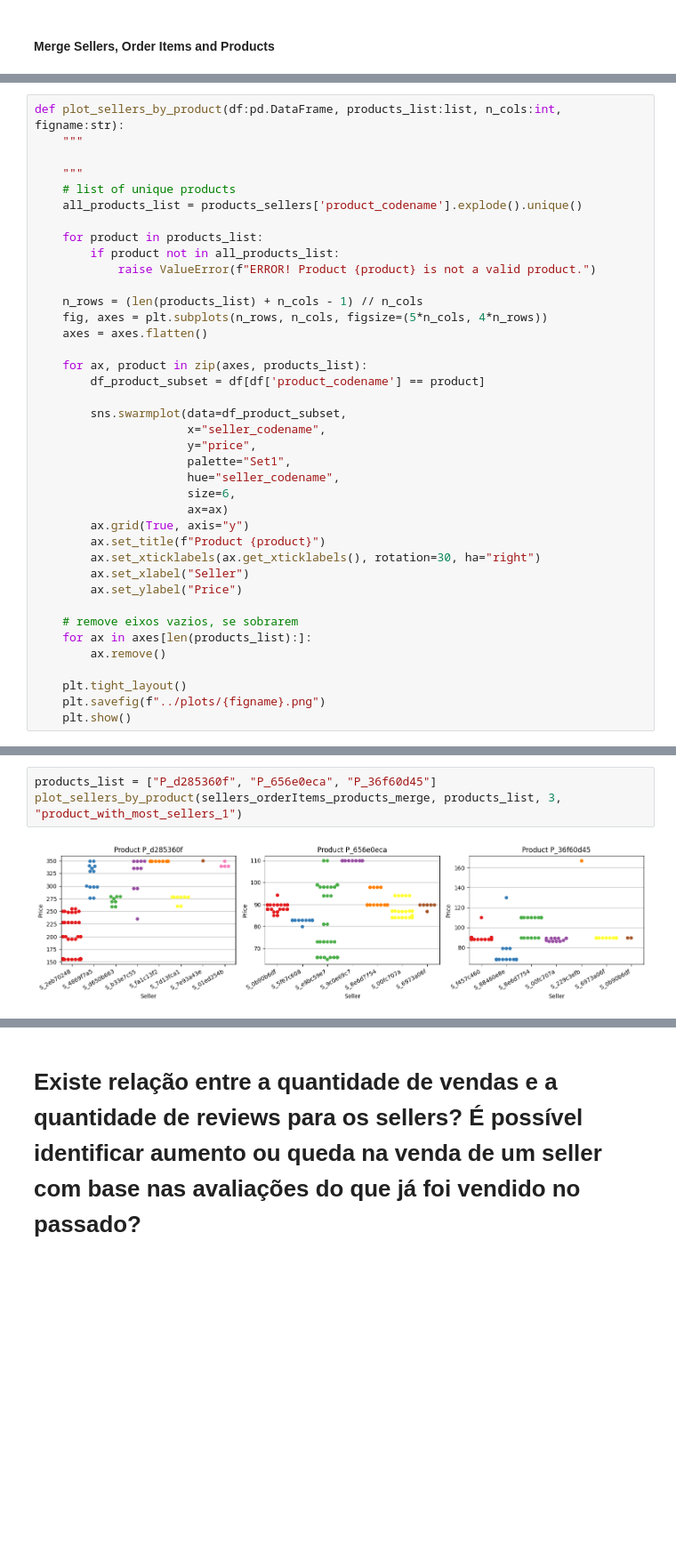
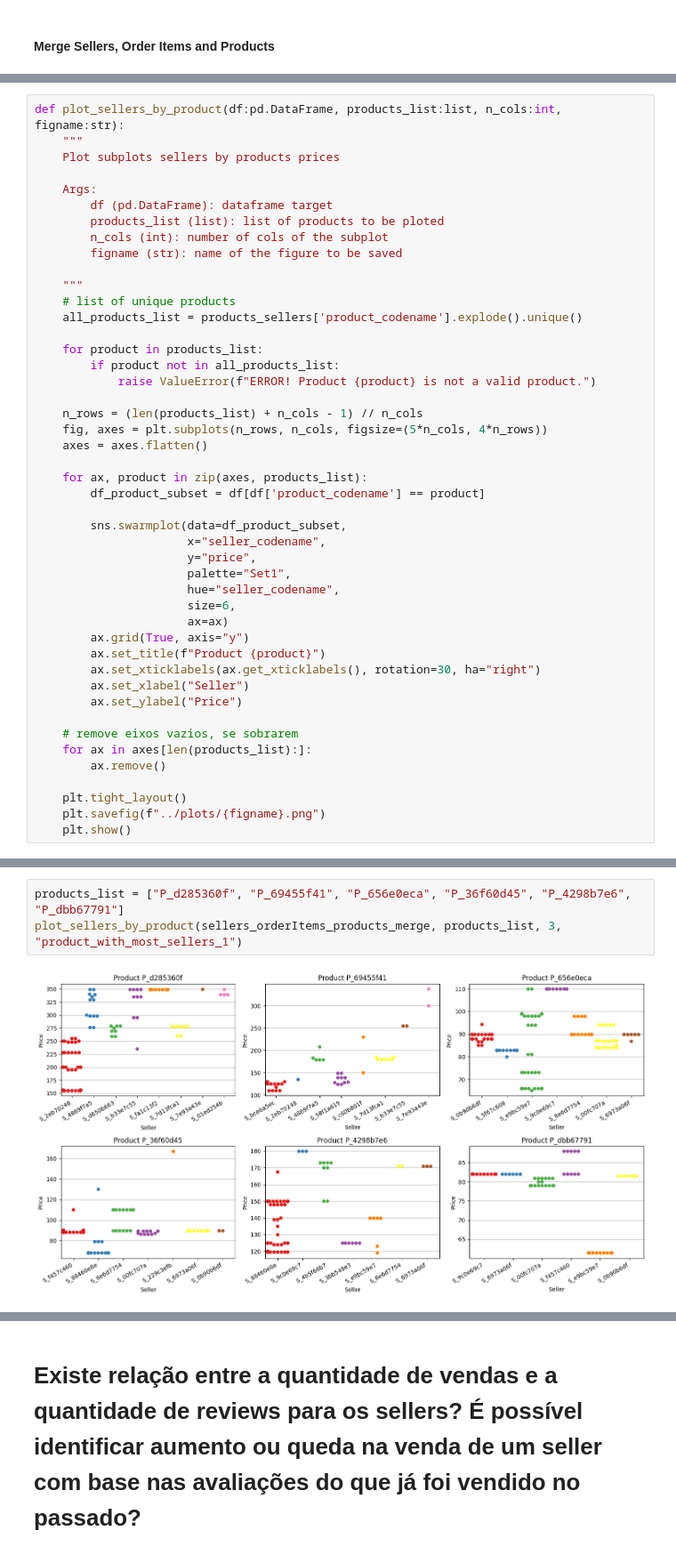
Before and after one commit to matsa0/desafio-sprint02-data-analysis, a Jupyter notebook: analise_exploratoria/eda.ipynb, the cells around one changed output, grey strips where cells are left out. Shown at 89% size. Saved outputs shown, nothing was run; the diff lists cells and outputs as text; blank space fills up the shorter version.

```diff
--- a/analise_exploratoria/eda.ipynb
+++ b/analise_exploratoria/eda.ipynb
@@ -624,6 +619,13 @@ products_sellers.shape
 # %%
 def plot_sellers_by_product(df:pd.DataFrame, products_list:list, n_cols:int, figname:str):
     """
+    Plot subplots sellers by products prices
+
+    Args:
+        df (pd.DataFrame): dataframe target
+        products_list (list): list of products to be ploted
+        n_cols (int): number of cols of the subplot
+        figname (str): name of the figure to be saved
 
     """
     # list of unique products
@@ -663,5 +667,5 @@ def plot_sellers_by_product(df:pd.DataFrame, products_list:list, n_cols:int, fig
 # %%
-products_list = ["P_d285360f", "P_656e0eca", "P_36f60d45"]
+products_list = ["P_d285360f", "P_69455f41", "P_656e0eca", "P_36f60d45", "P_4298b7e6", "P_dbb67791"]
 plot_sellers_by_product(sellers_orderItems_products_merge, products_list, 3, "product_with_most_sellers_1")
 # %% [output]
-[figure, old version]
+[figure, new version]
```
Also changed, not shown: parts of 57 cells of this notebook, 2 other files.
